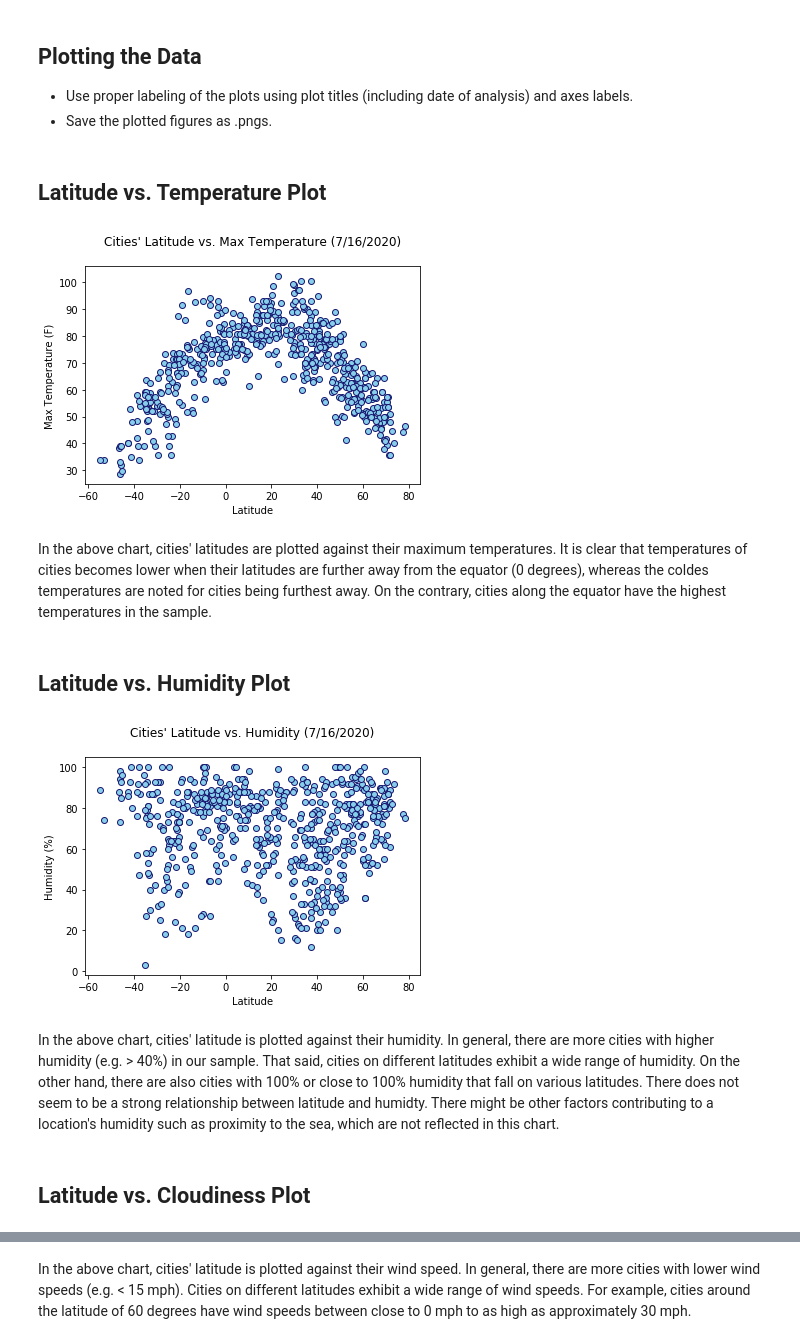
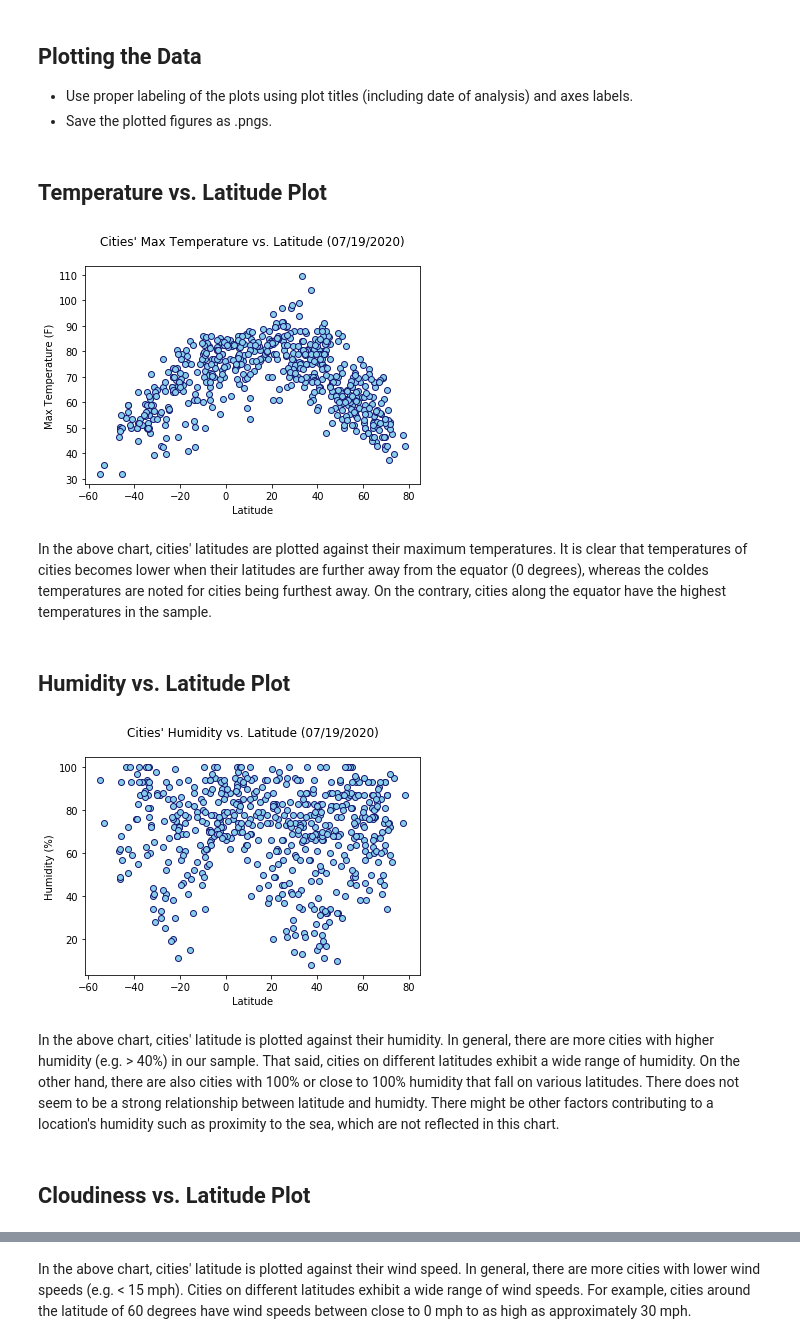
Before and after one commit to keiyaus/python-api-challenge, a Jupyter notebook: WeatherPy/WeatherPy_starter-Copy1.ipynb, the cells around one changed output, grey strips where cells are left out. Drawn from its saved outputs; the diff is of its cells as text; code cells hidden in the pictures.

```diff
--- a/WeatherPy/WeatherPy_starter-Copy1.ipynb
+++ b/WeatherPy/WeatherPy_starter-Copy1.ipynb
@@ -197,7 +199,7 @@ weather_data.to_csv(output_data_file ,index=False)
 * Use proper labeling of the plots using plot titles (including date of analysis) and axes labels.
 * Save the plotted figures as .pngs.
 # %% [markdown]
-## Latitude vs. Temperature Plot
+## Temperature vs. Latitude Plot
 # %%
 # Get values for plotting
 latitude = weather_data['Lat']
@@ -209,36 +211,38 @@ plt.scatter(
     marker='o',
     facecolors='skyblue',
     edgecolors='midnightblue')
-plt.title('Cities\' Latitude vs. Max Temperature (7/16/2020)\n')
+date = dt.datetime.today().strftime("%m/%d/%Y")
+plt.title(f'Cities\' Max Temperature vs. Latitude ({date})\n')
 plt.xlabel('Latitude')
 plt.ylabel('Max Temperature (F)')
-plt.savefig("Images/LatitudeVsTemperature.png")
+plt.savefig("Images/MaxTemp_Lat.png")
 # %% [output]
-[figure, old version]
+[figure, new version]
 # %% [markdown]
 In the above chart, cities' latitudes are plotted against their maximum temperatures. It is clear that temperatures of cities becomes lower when their latitudes are further away from the equator (0 degrees), whereas the coldes temperatures are noted for cities being furthest away. On the contrary, cities along the equator have the highest temperatures in the sample.
 # %% [markdown]
-## Latitude vs. Humidity Plot
+## Humidity vs. Latitude Plot
 # %%
 # Get values for plotting
 humidity = weather_data['Humidity']
 
 # Generate scatter plot
 plt.scatter(
     latitude, humidity,
     marker='o',
     facecolors='skyblue',
     edgecolors='midnightblue')
-plt.title('Cities\' Latitude vs. Humidity (7/16/2020)\n')
+date = dt.datetime.today().strftime("%m/%d/%Y")
+plt.title(f'Cities\' Humidity vs. Latitude ({date})\n')
 plt.xlabel('Latitude')
 plt.ylabel('Humidity (%)')
-plt.savefig("Images/LatitudeVsHumidity.png")
+plt.savefig("Images/Humidity_Lat.png")
 # %% [output]
-[figure, old version]
+[figure, new version]
 # %% [markdown]
 In the above chart, cities' latitude is plotted against their humidity. In general, there are more cities with higher humidity (e.g. > 40%) in our sample. That said, cities on different latitudes exhibit a wide range of humidity. On the other hand, there are also cities with 100% or close to 100% humidity that fall on various latitudes. There does not seem to be a strong relationship between latitude and humidty. There might be other factors contributing to a location's humidity such as proximity to the sea, which are not reflected in this chart.
 # %% [markdown]
-## Latitude vs. Cloudiness Plot
+## Cloudiness vs. Latitude Plot
 # %%
 # Get values for plotting
 cloudiness = weather_data['Cloudiness']
```
Also changed, not shown: parts of 24 cells of this notebook, 17 other files.
